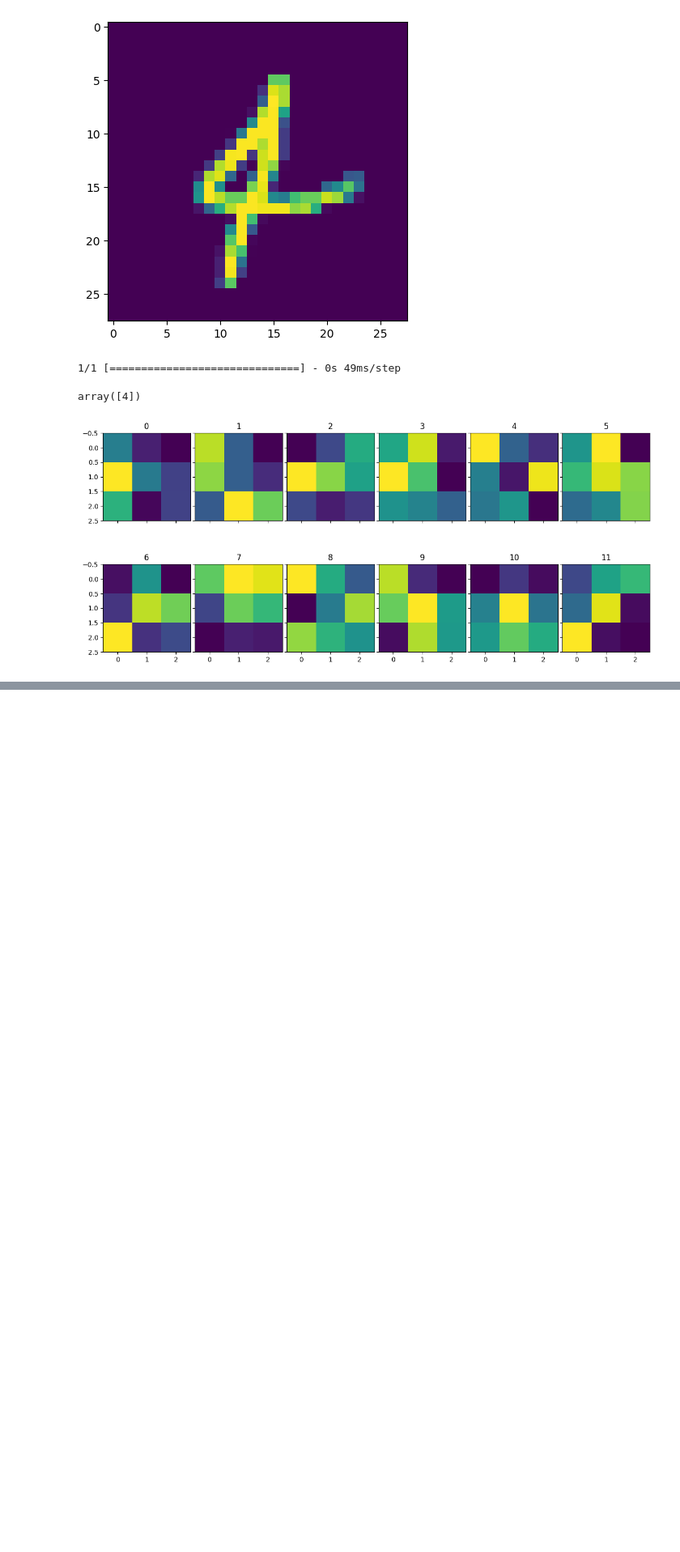
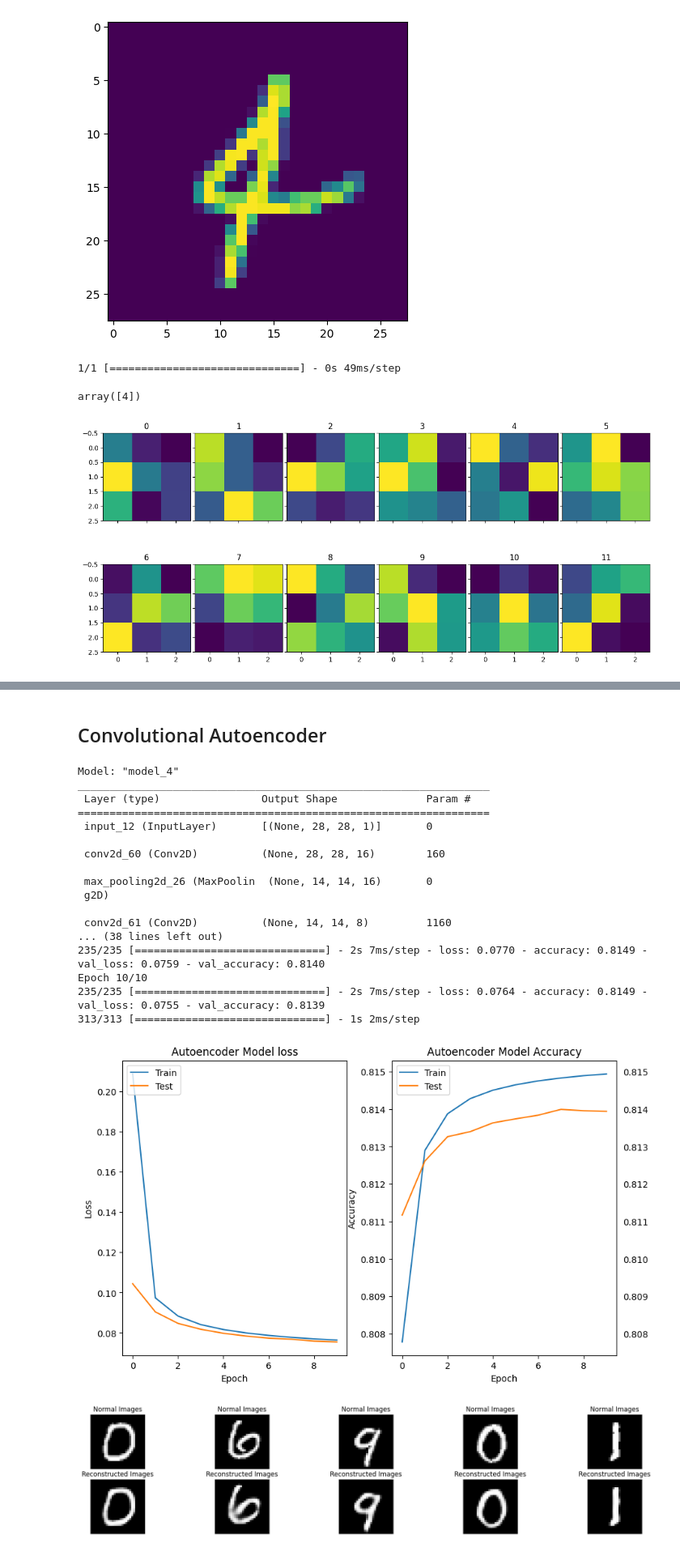
Before and after one commit to binit-13/Machine-Learning-Notes, a Jupyter notebook: MNIST.ipynb, the cells around one changed output, grey strips where cells are left out. Shown: that part at 81% size. Drawn from its saved outputs; the diff is of its cells as text; code cells hidden in the pictures; blank space fills up the shorter version.

```diff
--- a/MNIST.ipynb
+++ b/MNIST.ipynb
@@ -277,0 +377,2 @@ def summarize_performance(scores):
+# %% [markdown]
+## Convolutional Autoencoder
@@ -277,0 +450,22 @@ def summarize_performance(scores):
+# %%
+Autoencoder_cnn(X_train,X_test)
+# %% [output]
+Model: "model_4"
+_________________________________________________________________
+ Layer (type)                Output Shape              Param #
+=================================================================
+ input_12 (InputLayer)       [(None, 28, 28, 1)]       0
+
+ conv2d_60 (Conv2D)          (None, 28, 28, 16)        160
+
+ max_pooling2d_26 (MaxPoolin  (None, 14, 14, 16)       0
+ g2D)
+
+ conv2d_61 (Conv2D)          (None, 14, 14, 8)         1160
+... (38 lines left out)
+235/235 [==============================] - 2s 7ms/step - loss: 0.0770 - accuracy: 0.8149 - val_loss: 0.0759 - val_accuracy: 0.8140
+Epoch 10/10
+235/235 [==============================] - 2s 7ms/step - loss: 0.0764 - accuracy: 0.8149 - val_loss: 0.0755 - val_accuracy: 0.8139
+313/313 [==============================] - 1s 2ms/step
+[figure, added]
+[figure, added]
```
Also changed, not shown: parts of 10 cells of this notebook.
